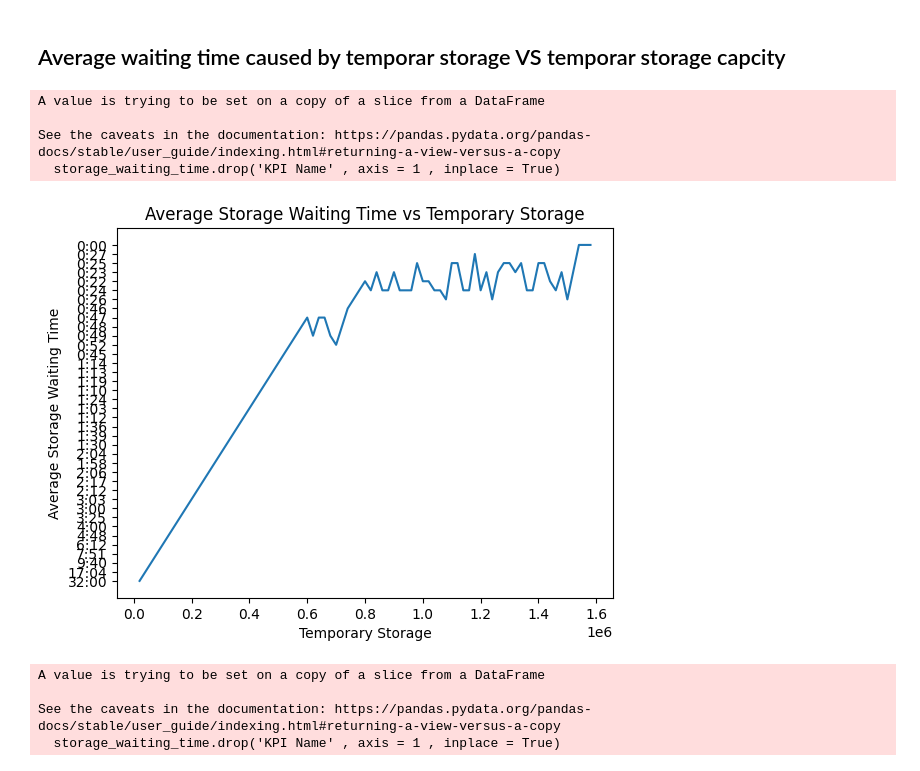
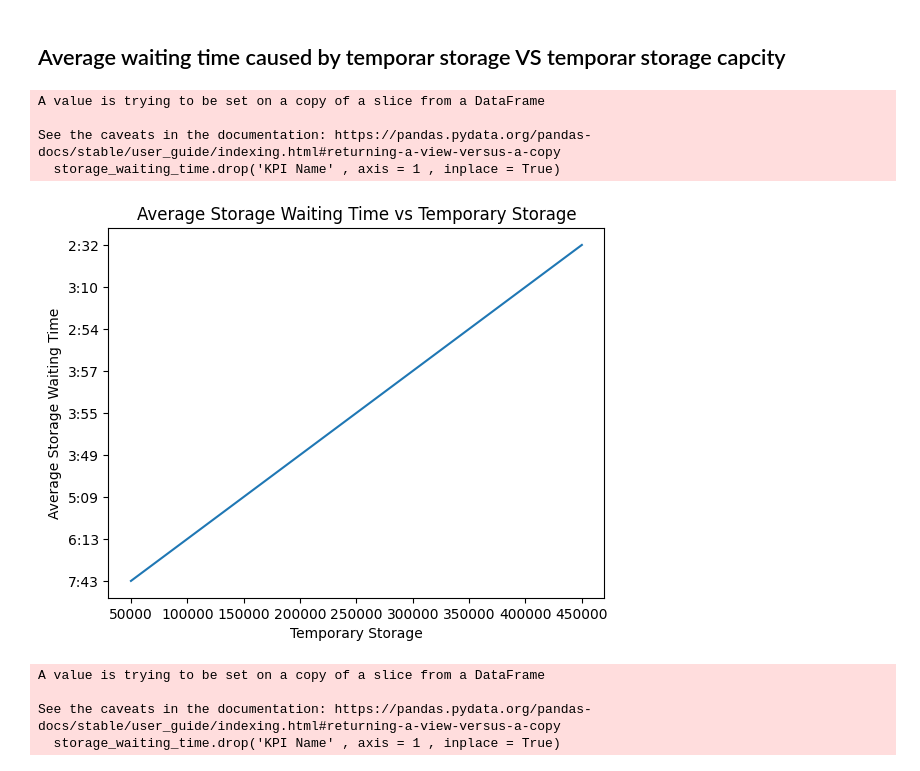
Before and after one commit to Mohammed-khlifi/port_trafic_simulation, a Jupyter notebook: DES.ipynb, the cells around one changed output. Drawn from its saved outputs; the diff is of its cells as text; code cells hidden in the pictures.

```diff
--- a/DES.ipynb
+++ b/DES.ipynb
@@ -1060,7 +1083,7 @@ fleet_composition2 = {
 
 # Production data as a dictionary with fleet compositions
 production_data_1 = {
-    'Liquide': {'Composition': 1, 'Production per Year': 7_500_000, 'Fleet Composition': fleet_composition1}
+    'Liquide': {'Composition': 1, 'Production per Year': 30_500_000, 'Fleet Composition': fleet_composition1}
 }
 
 # Production data as a dictionary with fleet compositions
@@ -1086,11 +1109,11 @@ stats = Stats()
 # Initialize per-product resources and processes
 for production in production_data:
     # Create berths for the product
-    berths = [simpy.Resource(env, capacity=1) for _ in range(2)]
+    berths = [simpy.Resource(env, capacity=1) for _ in range(5)]
 
 
     # Create storage instance
-    storage = Storage(env, temporary_storage=120_000)
+    storage = Storage(env, temporary_storage=100_000)
 
     # Create GenerateShips instance
     source = GenerateShips(
@@ -1265,16 +1252,3 @@ occupation_rate_df
 |  | Berth Occupation | Occupation Rate |
 | 0 | 0 | 0.0 |
 | 1 | 1 | 0.0 |
-# %%
-occupation_rate = []
-for c in range(Solide_capacity):
-    c_rate = (data[(data['berth occupied'] == c) & (data['Product_type'] == 'Solide')]['Port Operation'].apply(time_to_minutes).sum() / (60 * 24)) / 366
-    occupation_rate.append(c_rate)
-
-
-occupation_rate_df = pd.DataFrame({
-    'Berth Occupation': range(Solide_capacity),
-    'Occupation Rate': occupation_rate
-})
-
-occupation_rate_df
@@ -1736,7 +1707,7 @@ production_data15_1 = {
     'Solide': {'Composition': 1, 'Production per Year': 1_500_000, 'Fleet Composition': fleet_composition15_1}
 }
 production_data15_2 = {
-    'Solide': {'Composition': 1, 'Production per Year': 1_500_000, 'Fleet Composition': fleet_composition15_2}
+    'Liquide': {'Composition': 1, 'Production per Year': 1_500_000, 'Fleet Composition': fleet_composition15_2}
 }
 production_data75_2 = {
     'Solide': {'Composition': 1, 'Production per Year': 7_500_000, 'Fleet Composition': fleet_composition75_2}
@@ -1766,4 +1737,5 @@ Night_navigation = [False , True]
 # Collect all results
 #all_results = [results_scenario2 ]
 # %%
-results = run_simulation([2, 0], [production_data75_1],temporary_storage= [100_000] , Night_navigation= [False])
+results = run_simulation([6], [production_data300_1  ],temporary_storage= [100_000 ] , Night_navigation= [False])
+results
@@ -1793,26 +1783,26 @@ matrix.to_csv('Scenarios.csv')
 # %% [markdown]
 ## Average waiting time caused by temporar storage VS temporar storage capcity
 # %%
-temporarys = [20_000 * i for i in range(1,80)]
+temporarys = [50_000 * i for i in range(1,10)]
 all_results = []
 for tempo in temporarys:
-    results = run_simulation([1,0], [production_data15_1],temporary_storage= [tempo] , Night_navigation= [False])
+    results = run_simulation([5], [production_data300_1],temporary_storage= [tempo] , Night_navigation= [False])
     all_results.append(results)
-columns = ['Scenario '+str(i) for i in range(3,80)]
+columns = ['Scenario '+str(i) for i in range(3,10)]
 matrix = final_results(all_results)[['KPI Name','Scenario 1 Value' , 'Scenario 2 Value' ]+columns]
 storage_waiting_time = matrix[matrix['KPI Name']=='Average KPIs.avg_storage_waiting_time']
 storage_waiting_time.drop('KPI Name' , axis = 1 , inplace = True)
 plt.plot(temporarys , storage_waiting_time.T[3])
 plt.xlabel('Temporary Storage')
 plt.ylabel('Average Storage Waiting Time')
 plt.title('Average Storage Waiting Time vs Temporary Storage')
 plt.show()
 # %% [output]
 A value is trying to be set on a copy of a slice from a DataFrame
 
 See the caveats in the documentation: https://pandas.pydata.org/pandas-docs/stable/user_guide/indexing.html#returning-a-view-versus-a-copy
   storage_waiting_time.drop('KPI Name' , axis = 1 , inplace = True)
-[figure, old version]
+[figure, new version]
 # %%
 temporarys = [100_000 * i for i in range(1,10)]
 all_results = []
```
Also changed, not shown: parts of 23 cells of this notebook, 8 other files.
